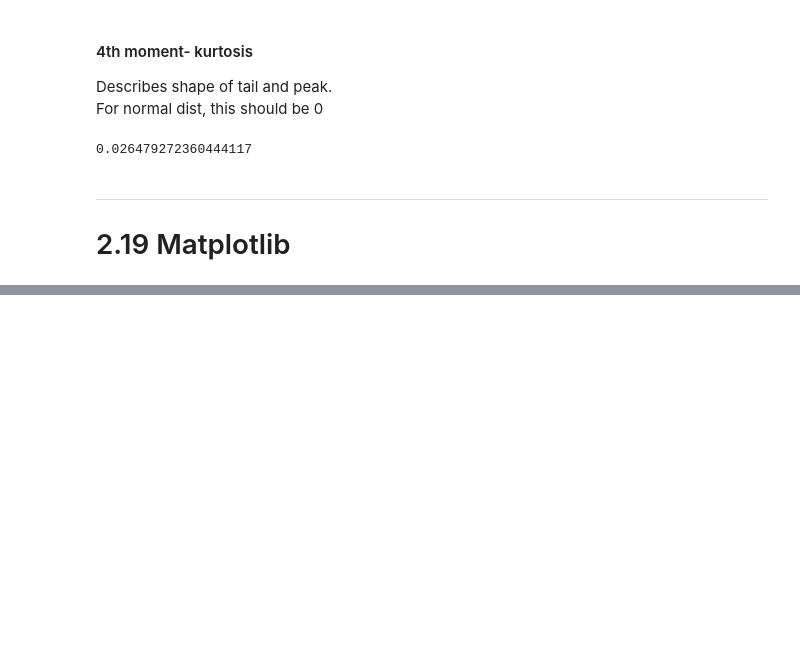
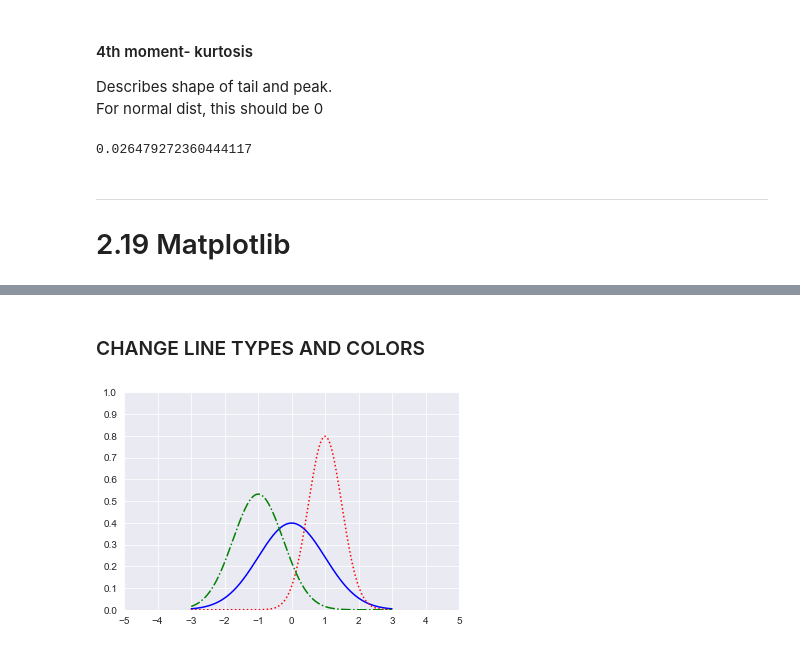
Before and after one commit to Ozxahmed/ML_DS_DL_Udemy_Course, a Jupyter notebook: s2_statistics_probability_refresher.ipynb, the cells around one changed output, grey strips where cells are left out. Cells and saved outputs as stored; diff of their text form; code cells hidden in the pictures; blank space fills up the shorter version.

```diff
--- a/s2_statistics_probability_refresher.ipynb
+++ b/s2_statistics_probability_refresher.ipynb
@@ -319,0 +363,14 @@ np.ra
+# %% [markdown]
+### CHANGE LINE TYPES AND COLORS
+# %%
+axes = plt.axes()
+axes.set_xlim([-5, 5])
+axes.set_ylim([0, 1.0])
+axes.set_xticks(np.arange(-5, 6, 1))
+axes.set_yticks(np.arange(0, 1.1, 0.1))
+
+plt.plot(x, norm.pdf(x), 'b-') #need quotations. b : blue. - : line
+plt.plot(x, norm.pdf(x, 1.0, 0.5), 'r:') #r : red
+plt.plot(x, norm.pdf(x, -1, 0.75), 'g-.');
+# %% [output]
+[figure, added]
```
Also changed, not shown: parts of 38 cells of this notebook, 1 other file.
